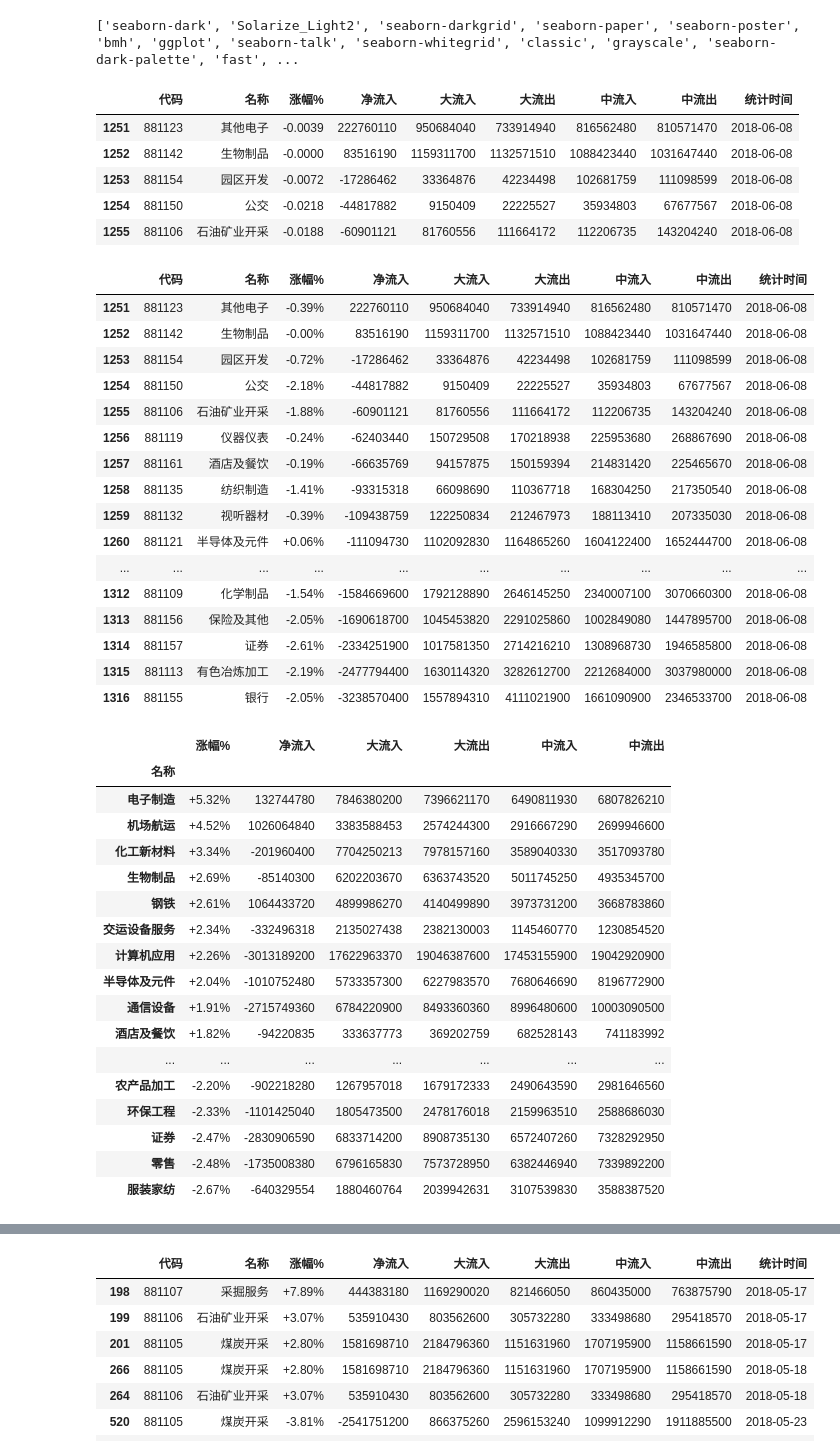
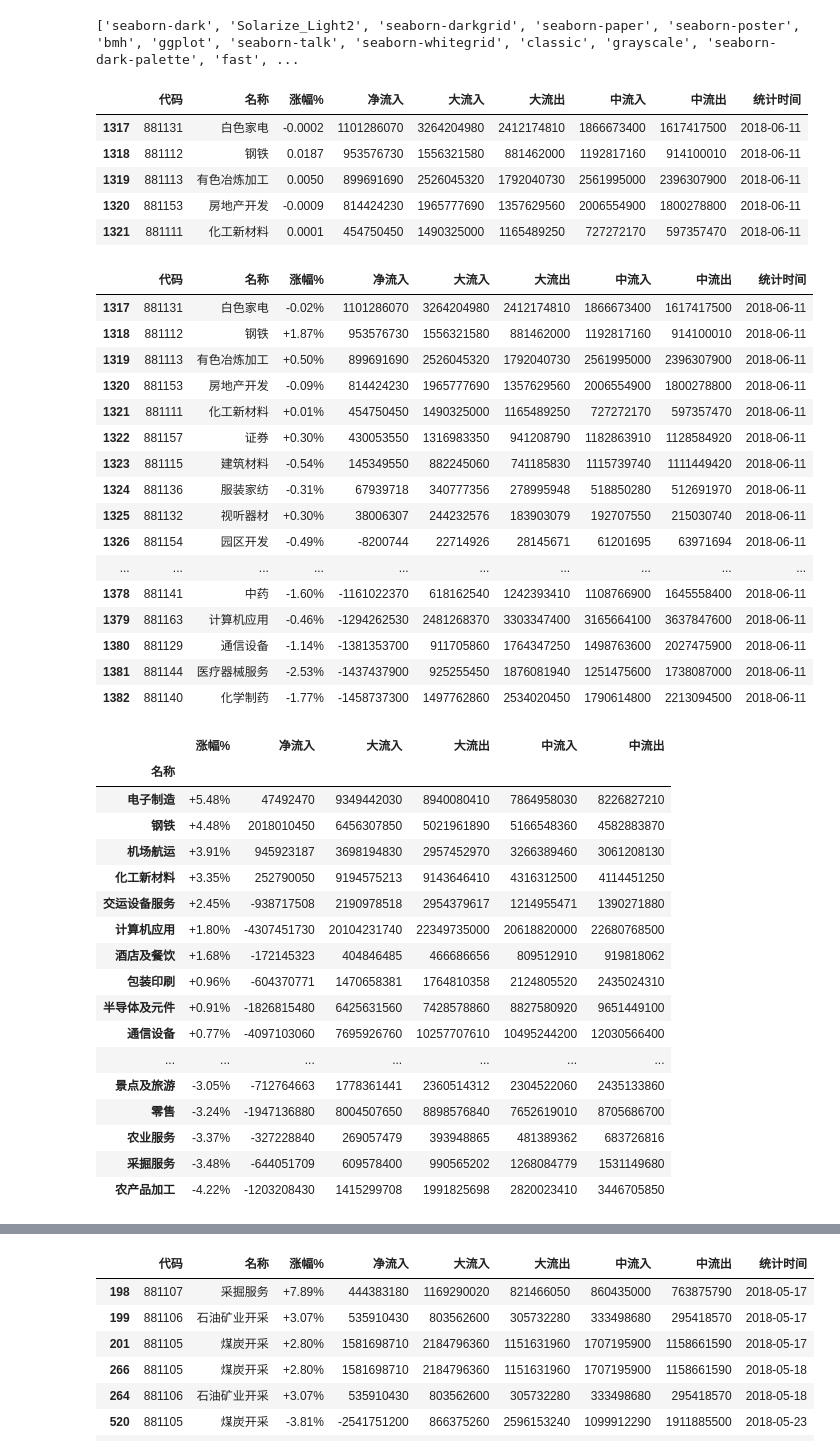
Before and after one commit to sunmd/DataAnlysisDemo, a Jupyter notebook: StockAnlysis.ipynb, the cells around one changed output, grey strips where cells are left out. Drawn from its saved outputs; the diff is of its cells as text; code cells hidden in the pictures.

```diff
--- a/StockAnlysis.ipynb
+++ b/StockAnlysis.ipynb
@@ -212,39 +212,39 @@ def ycz():
 # %%
 file_date = '2018-06'
 
-to_day = '2018-06-08'
+to_day = '2018-06-11'
 
-df = save_one_day( file_date, columns_name, 8)
+df = save_one_day( file_date, columns_name, 11)
 
-df[df['统计时间']=='2018-06-08'].head()
+df[df['统计时间']=='2018-06-11'].head()
 # %% [output]
 |  | 代码 | 名称 | 涨幅% | 净流入 | 大流入 | 大流出 | 中流入 | 中流出 | 统计时间 |
-| 1251 | 881123 | 其他电子 | -0.0039 | 222760110 | 950684040 | 733914940 | 816562480 | 810571470 | 2018-06-08 |
-| 1252 | 881142 | 生物制品 | -0.0000 | 83516190 | 1159311700 | 1132571510 | 1088423440 | 1031647440 | 2018-06-08 |
-| 1253 | 881154 | 园区开发 | -0.0072 | -17286462 | 33364876 | 42234498 | 102681759 | 111098599 | 2018-06-08 |
-| 1254 | 881150 | 公交 | -0.0218 | -44817882 | 9150409 | 22225527 | 35934803 | 67677567 | 2018-06-08 |
-| 1255 | 881106 | 石油矿业开采 | -0.0188 | -60901121 | 81760556 | 111664172 | 112206735 | 143204240 | 2018-06-08 |
+| 1317 | 881131 | 白色家电 | -0.0002 | 1101286070 | 3264204980 | 2412174810 | 1866673400 | 1617417500 | 2018-06-11 |
+| 1318 | 881112 | 钢铁 | 0.0187 | 953576730 | 1556321580 | 881462000 | 1192817160 | 914100010 | 2018-06-11 |
+| 1319 | 881113 | 有色冶炼加工 | 0.0050 | 899691690 | 2526045320 | 1792040730 | 2561995000 | 2396307900 | 2018-06-11 |
+| 1320 | 881153 | 房地产开发 | -0.0009 | 814424230 | 1965777690 | 1357629560 | 2006554900 | 1800278800 | 2018-06-11 |
+| 1321 | 881111 | 化工新材料 | 0.0001 | 454750450 | 1490325000 | 1165489250 | 727272170 | 597357470 | 2018-06-11 |
 # %%
 df[df['统计时间']==to_day].sort_values('净流入',ascending=False)\
 .style.use(mystl.export()).format({'涨幅%':"{:+.2%}"})
 # %% [output]
 |  | 代码 | 名称 | 涨幅% | 净流入 | 大流入 | 大流出 | 中流入 | 中流出 | 统计时间 |
-| 1251 | 881123 | 其他电子 | -0.39% | 222760110 | 950684040 | 733914940 | 816562480 | 810571470 | 2018-06-08 |
-| 1252 | 881142 | 生物制品 | -0.00% | 83516190 | 1159311700 | 1132571510 | 1088423440 | 1031647440 | 2018-06-08 |
-| 1253 | 881154 | 园区开发 | -0.72% | -17286462 | 33364876 | 42234498 | 102681759 | 111098599 | 2018-06-08 |
-| 1254 | 881150 | 公交 | -2.18% | -44817882 | 9150409 | 22225527 | 35934803 | 67677567 | 2018-06-08 |
-| 1255 | 881106 | 石油矿业开采 | -1.88% | -60901121 | 81760556 | 111664172 | 112206735 | 143204240 | 2018-06-08 |
-| 1256 | 881119 | 仪器仪表 | -0.24% | -62403440 | 150729508 | 170218938 | 225953680 | 268867690 | 2018-06-08 |
-| 1257 | 881161 | 酒店及餐饮 | -0.19% | -66635769 | 94157875 | 150159394 | 214831420 | 225465670 | 2018-06-08 |
-| 1258 | 881135 | 纺织制造 | -1.41% | -93315318 | 66098690 | 110367718 | 168304250 | 217350540 | 2018-06-08 |
-| 1259 | 881132 | 视听器材 | -0.39% | -109438759 | 122250834 | 212467973 | 188113410 | 207335030 | 2018-06-08 |
-| 1260 | 881121 | 半导体及元件 | +0.06% | -111094730 | 1102092830 | 1164865260 | 1604122400 | 1652444700 | 2018-06-08 |
+| 1317 | 881131 | 白色家电 | -0.02% | 1101286070 | 3264204980 | 2412174810 | 1866673400 | 1617417500 | 2018-06-11 |
+| 1318 | 881112 | 钢铁 | +1.87% | 953576730 | 1556321580 | 881462000 | 1192817160 | 914100010 | 2018-06-11 |
+| 1319 | 881113 | 有色冶炼加工 | +0.50% | 899691690 | 2526045320 | 1792040730 | 2561995000 | 2396307900 | 2018-06-11 |
+| 1320 | 881153 | 房地产开发 | -0.09% | 814424230 | 1965777690 | 1357629560 | 2006554900 | 1800278800 | 2018-06-11 |
+| 1321 | 881111 | 化工新材料 | +0.01% | 454750450 | 1490325000 | 1165489250 | 727272170 | 597357470 | 2018-06-11 |
+| 1322 | 881157 | 证券 | +0.30% | 430053550 | 1316983350 | 941208790 | 1182863910 | 1128584920 | 2018-06-11 |
+| 1323 | 881115 | 建筑材料 | -0.54% | 145349550 | 882245060 | 741185830 | 1115739740 | 1111449420 | 2018-06-11 |
+| 1324 | 881136 | 服装家纺 | -0.31% | 67939718 | 340777356 | 278995948 | 518850280 | 512691970 | 2018-06-11 |
+| 1325 | 881132 | 视听器材 | +0.30% | 38006307 | 244232576 | 183903079 | 192707550 | 215030740 | 2018-06-11 |
+| 1326 | 881154 | 园区开发 | -0.49% | -8200744 | 22714926 | 28145671 | 61201695 | 63971694 | 2018-06-11 |
 | ... | ... | ... | ... | ... | ... | ... | ... | ... | ... |
-| 1312 | 881109 | 化学制品 | -1.54% | -1584669600 | 1792128890 | 2646145250 | 2340007100 | 3070660300 | 2018-06-08 |
-| 1313 | 881156 | 保险及其他 | -2.05% | -1690618700 | 1045453820 | 2291025860 | 1002849080 | 1447895700 | 2018-06-08 |
-| 1314 | 881157 | 证券 | -2.61% | -2334251900 | 1017581350 | 2714216210 | 1308968730 | 1946585800 | 2018-06-08 |
-| 1315 | 881113 | 有色冶炼加工 | -2.19% | -2477794400 | 1630114320 | 3282612700 | 2212684000 | 3037980000 | 2018-06-08 |
-| 1316 | 881155 | 银行 | -2.05% | -3238570400 | 1557894310 | 4111021900 | 1661090900 | 2346533700 | 2018-06-08 |
+| 1378 | 881141 | 中药 | -1.60% | -1161022370 | 618162540 | 1242393410 | 1108766900 | 1645558400 | 2018-06-11 |
+| 1379 | 881163 | 计算机应用 | -0.46% | -1294262530 | 2481268370 | 3303347400 | 3165664100 | 3637847600 | 2018-06-11 |
+| 1380 | 881129 | 通信设备 | -1.14% | -1381353700 | 911705860 | 1764347250 | 1498763600 | 2027475900 | 2018-06-11 |
+| 1381 | 881144 | 医疗器械服务 | -2.53% | -1437437900 | 925255450 | 1876081940 | 1251475600 | 1738087000 | 2018-06-11 |
+| 1382 | 881140 | 化学制药 | -1.77% | -1458737300 | 1497762860 | 2534020450 | 1790614800 | 2213094500 | 2018-06-11 |
 # %%
 #按分类进行统计
 
@@ -254,22 +254,22 @@ df_grp_name.sort_values(['涨幅%','净流入'], ascending=False)\
 # %% [output]
 |  | 涨幅% | 净流入 | 大流入 | 大流出 | 中流入 | 中流出 |
 | 名称 |  |  |  |  |  |  |
-| 电子制造 | +5.32% | 132744780 | 7846380200 | 7396621170 | 6490811930 | 6807826210 |
-| 机场航运 | +4.52% | 1026064840 | 3383588453 | 2574244300 | 2916667290 | 2699946600 |
-| 化工新材料 | +3.34% | -201960400 | 7704250213 | 7978157160 | 3589040330 | 3517093780 |
-| 生物制品 | +2.69% | -85140300 | 6202203670 | 6363743520 | 5011745250 | 4935345700 |
-| 钢铁 | +2.61% | 1064433720 | 4899986270 | 4140499890 | 3973731200 | 3668783860 |
-| 交运设备服务 | +2.34% | -332496318 | 2135027438 | 2382130003 | 1145460770 | 1230854520 |
-| 计算机应用 | +2.26% | -3013189200 | 17622963370 | 19046387600 | 17453155900 | 19042920900 |
-| 半导体及元件 | +2.04% | -1010752480 | 5733357300 | 6227983570 | 7680646690 | 8196772900 |
-| 通信设备 | +1.91% | -2715749360 | 6784220900 | 8493360360 | 8996480600 | 10003090500 |
-| 酒店及餐饮 | +1.82% | -94220835 | 333637773 | 369202759 | 682528143 | 741183992 |
+| 电子制造 | +5.48% | 47492470 | 9349442030 | 8940080410 | 7864958030 | 8226827210 |
+| 钢铁 | +4.48% | 2018010450 | 6456307850 | 5021961890 | 5166548360 | 4582883870 |
+| 机场航运 | +3.91% | 945923187 | 3698194830 | 2957452970 | 3266389460 | 3061208130 |
+| 化工新材料 | +3.35% | 252790050 | 9194575213 | 9143646410 | 4316312500 | 4114451250 |
+| 交运设备服务 | +2.45% | -938717508 | 2190978518 | 2954379617 | 1214955471 | 1390271880 |
+| 计算机应用 | +1.80% | -4307451730 | 20104231740 | 22349735000 | 20618820000 | 22680768500 |
+| 酒店及餐饮 | +1.68% | -172145323 | 404846485 | 466686656 | 809512910 | 919818062 |
+| 包装印刷 | +0.96% | -604370771 | 1470658381 | 1764810358 | 2124805520 | 2435024310 |
+| 半导体及元件 | +0.91% | -1826815480 | 6425631560 | 7428578860 | 8827580920 | 9651449100 |
+| 通信设备 | +0.77% | -4097103060 | 7695926760 | 10257707610 | 10495244200 | 12030566400 |
 | ... | ... | ... | ... | ... | ... | ... |
-| 农产品加工 | -2.20% | -902218280 | 1267957018 | 1679172333 | 2490643590 | 2981646560 |
-| 环保工程 | -2.33% | -1101425040 | 1805473500 | 2478176018 | 2159963510 | 2588686030 |
-| 证券 | -2.47% | -2830906590 | 6833714200 | 8908735130 | 6572407260 | 7328292950 |
-| 零售 | -2.48% | -1735008380 | 6796165830 | 7573728950 | 6382446940 | 7339892200 |
-| 服装家纺 | -2.67% | -640329554 | 1880460764 | 2039942631 | 3107539830 | 3588387520 |
+| 景点及旅游 | -3.05% | -712764663 | 1778361441 | 2360514312 | 2304522060 | 2435133860 |
+| 零售 | -3.24% | -1947136880 | 8004507650 | 8898576840 | 7652619010 | 8705686700 |
+| 农业服务 | -3.37% | -327228840 | 269057479 | 393948865 | 481389362 | 683726816 |
+| 采掘服务 | -3.48% | -644051709 | 609578400 | 990565202 | 1268084779 | 1531149680 |
+| 农产品加工 | -4.22% | -1203208430 | 1415299708 | 1991825698 | 2820023410 | 3446705850 |
 # %%
 #按时间进行统计
 df_grp_time = df.groupby('统计时间').sum()
```
Also changed, not shown: parts of 1 cell of this notebook, 1 other file.
